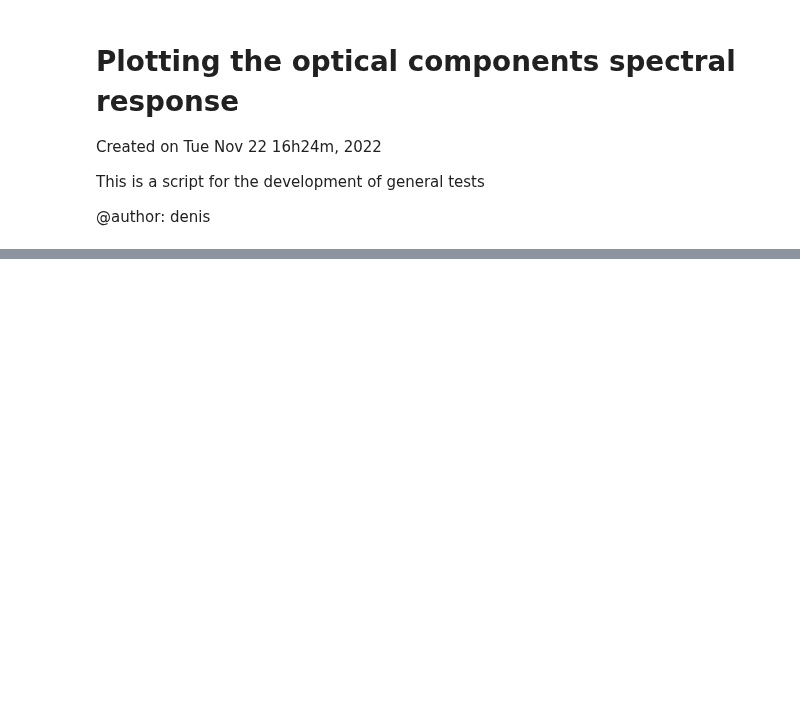
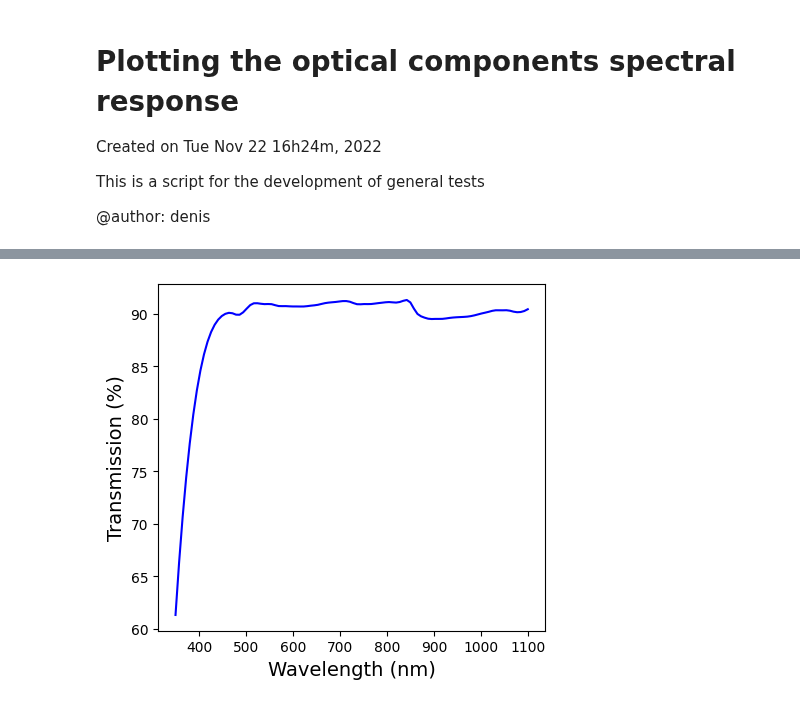
Before and after one commit to DBernardes/AIS, a Jupyter notebook: notebook/spectral_responses.ipynb, the cells around one changed output, grey strips where cells are left out. Saved outputs shown, nothing was run; the diff lists cells and outputs as text; code cells hidden in the pictures; blank space fills up the shorter version.

```diff
--- a/notebook/spectral_responses.ipynb
+++ b/notebook/spectral_responses.ipynb
@@ -491,24 +486,26 @@ plt.savefig(os.path.join("figures", "depolarizador_transmissao.png"), dpi=300)
 # %%
 # PLOT SPECTRAL RESPONSE OF AN UNIQUE OPTICAL COMPONENT
 
 import os
 
 import matplotlib.pyplot as plt
 import numpy as np
 
 from AIS.Spectral_Response import Channel
 
 fontsize = 14
 wv = np.linspace(350, 1100, 100)
 ch = Channel(1)
 ch.obj_wavelength = wv
 trans = ch.get_spectral_response(wv, "ANALYZER.csv") * 100
 
-plt.figure(figsize=(5, 4))
+plt.figure(figsize=(5, 4.5))
 plt.plot(wv, trans, "b")
 plt.ylabel("Transmission (%)", fontsize=fontsize)
 plt.xlabel("Wavelength (nm)", fontsize=fontsize)
 plt.savefig(os.path.join("figures", "analisador_transmitance.png"), dpi=300)
+# %% [output]
+[figure, added]
 # %%
 # Locale settings
 import locale
```
Also changed, not shown: parts of 7 cells of this notebook, 2 other files.
